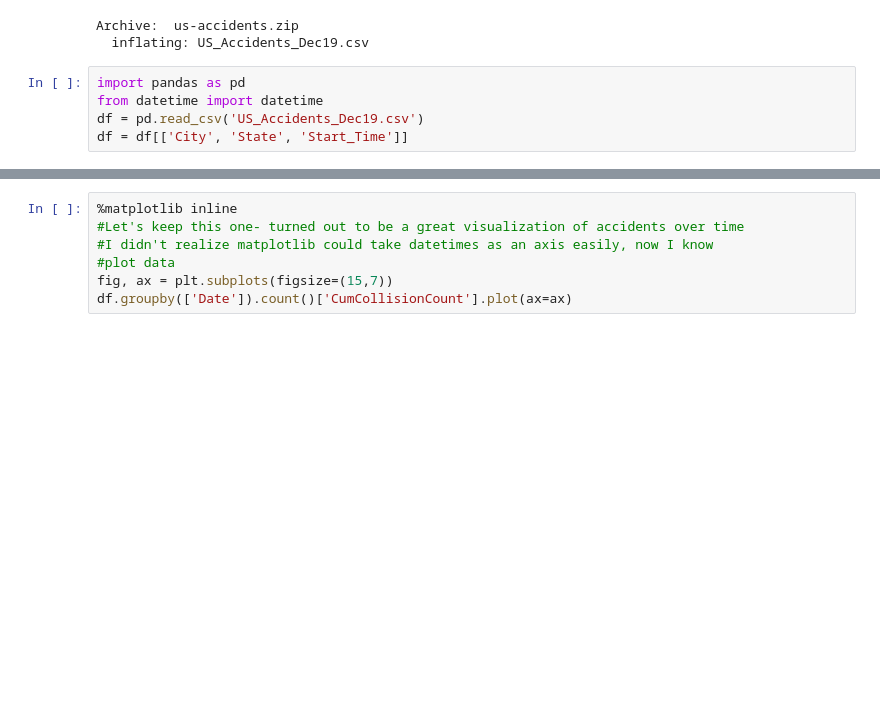
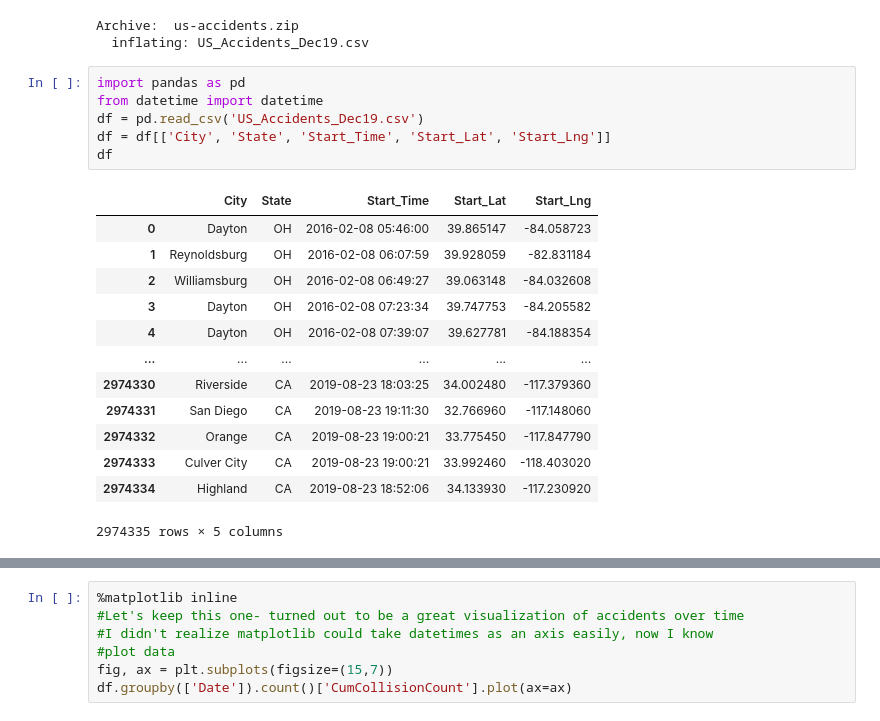
Before and after one commit to RicStrong/AccidentsDataset, a Jupyter notebook: CollisionsDataSet.ipynb, the cells around one changed output, grey strips where cells are left out. Drawn from its saved outputs; the diff is of its cells as text; blank space fills up the shorter version.

```diff
--- a/CollisionsDataSet.ipynb
+++ b/CollisionsDataSet.ipynb
@@ -56,5 +61,20 @@ Archive:  us-accidents.zip
 # %%
 import pandas as pd
 from datetime import datetime
 df = pd.read_csv('US_Accidents_Dec19.csv')
-df = df[['City', 'State', 'Start_Time']]
+df = df[['City', 'State', 'Start_Time', 'Start_Lat', 'Start_Lng']]
+df
+# %% [output]
+|  | City | State | Start_Time | Start_Lat | Start_Lng |
+| 0 | Dayton | OH | 2016-02-08 05:46:00 | 39.865147 | -84.058723 |
+| 1 | Reynoldsburg | OH | 2016-02-08 06:07:59 | 39.928059 | -82.831184 |
+| 2 | Williamsburg | OH | 2016-02-08 06:49:27 | 39.063148 | -84.032608 |
+| 3 | Dayton | OH | 2016-02-08 07:23:34 | 39.747753 | -84.205582 |
+| 4 | Dayton | OH | 2016-02-08 07:39:07 | 39.627781 | -84.188354 |
+| ... | ... | ... | ... | ... | ... |
+| 2974330 | Riverside | CA | 2019-08-23 18:03:25 | 34.002480 | -117.379360 |
+| 2974331 | San Diego | CA | 2019-08-23 19:11:30 | 32.766960 | -117.148060 |
+| 2974332 | Orange | CA | 2019-08-23 19:00:21 | 33.775450 | -117.847790 |
+| 2974333 | Culver City | CA | 2019-08-23 19:00:21 | 33.992460 | -118.403020 |
+| 2974334 | Highland | CA | 2019-08-23 18:52:06 | 34.133930 | -117.230920 |
+2974335 rows × 5 columns
```
Also changed, not shown: parts of 12 cells of this notebook.
